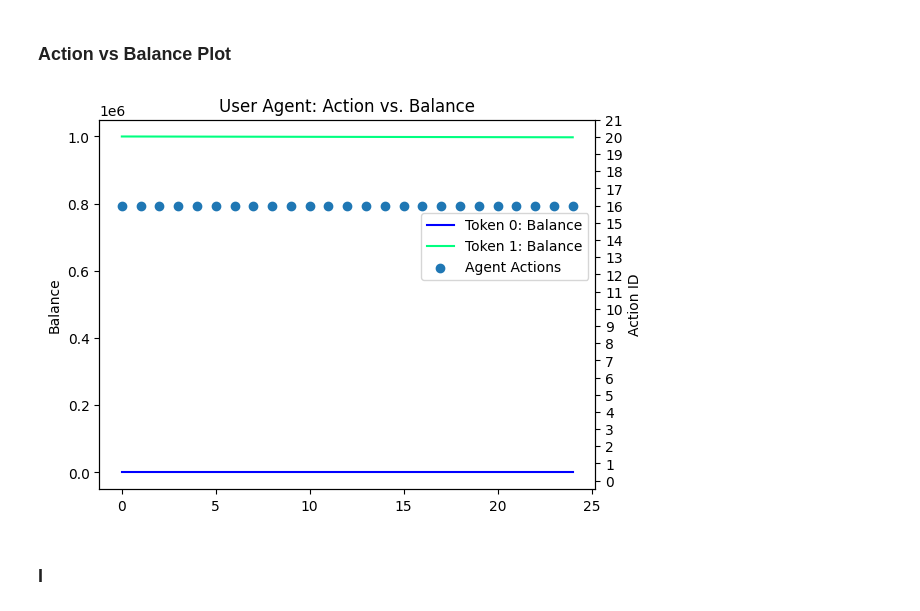
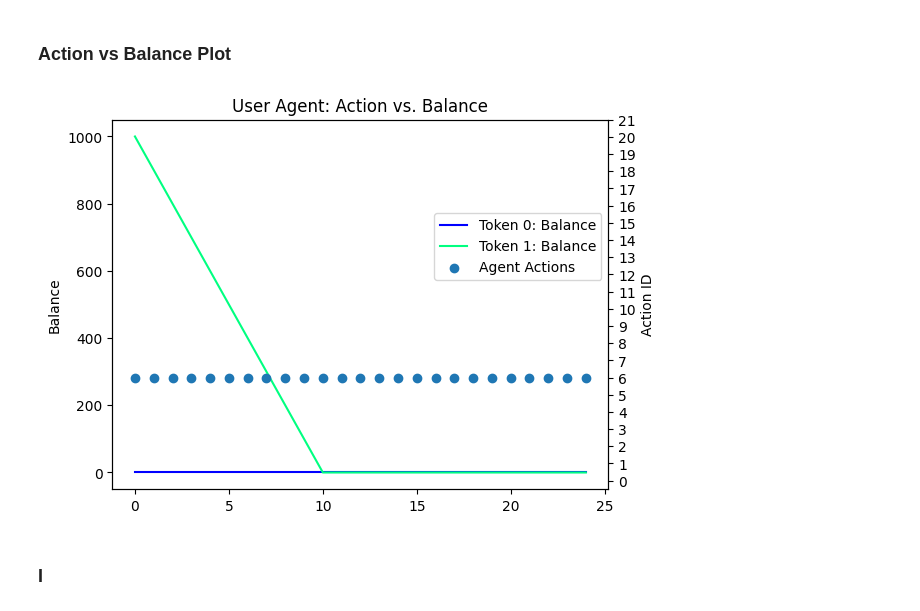
Before and after one commit to buehrerc/MAAC-auto-gov, a Jupyter notebook: analysis/generate_plots.ipynb, the cells around one changed output. Cells and saved outputs as stored; diff of their text form; code cells hidden in the pictures.

```diff
--- a/analysis/generate_plots.ipynb
+++ b/analysis/generate_plots.ipynb
@@ -123,28 +123,28 @@ Index(['agent0/lp_0_pool_0/total_supply_token',
 # %%
 fig, ax = plt.subplots()
 # df_plot = df[['agent0/lp_0_pool_0/borrow_interest_rate', 'agent0/lp_0_pool_1/borrow_interest_rate', 'agent0/lp_1_pool_0/borrow_interest_rate', 'agent0/lp_1_pool_1/borrow_interest_rate']].copy(deep=True)
 # df_plot.columns = ['Lending Protocol 0 - PLF Pool 0', 'Lending Protocol 0 - PLF Pool 1', 'Lending Protocol 1 - PLF Pool 0', 'Lending Protocol 1 - PLF Pool 1',]
-df_plot = df[['agent0/agent2/token_0_balance', 'agent0/agent2/token_1_balance']].copy(deep=True)
+df_plot = df[['agent0/agent1/token_0_balance', 'agent0/agent1/token_1_balance']].copy(deep=True)
 df_plot.columns = ['Token 0: Balance', 'Token 1: Balance']
 df_plot.plot(ax=ax, colormap='winter')
 ax.get_legend().remove()
 ax.set(ylabel="Balance")
 
 
 ax2 = ax.twinx()
 
-df_plot = df[['action/agent_2']].copy(deep=True)
+df_plot = df[['action/agent_1']].copy(deep=True)
 df_plot.columns = ["Agent Actions"]
 ax2.scatter(x=df_plot.index.values, y=df_plot["Agent Actions"].values)
 ax2.set_title("User Agent: Action vs. Balance")
 ax2.set(xlabel="Time (t)", ylabel="Action ID")
 ax2.set_ylim(-0.5, 21)
 ax2.set_yticks(np.arange(0, 22))
 
 fig.legend(['Token 0: Balance', 'Token 1: Balance', "Agent Actions"], bbox_to_anchor=(0.9, 0.7))
 fig.savefig(f"./plots/session_{session_id}_supply_agent_action_vs_balance")
 # %% [output]
-[figure, old version]
+[figure, new version]
 # %% [markdown]
 ### I
 # %%
```
Also changed, not shown: parts of 4 cells of this notebook, 5 other files.
